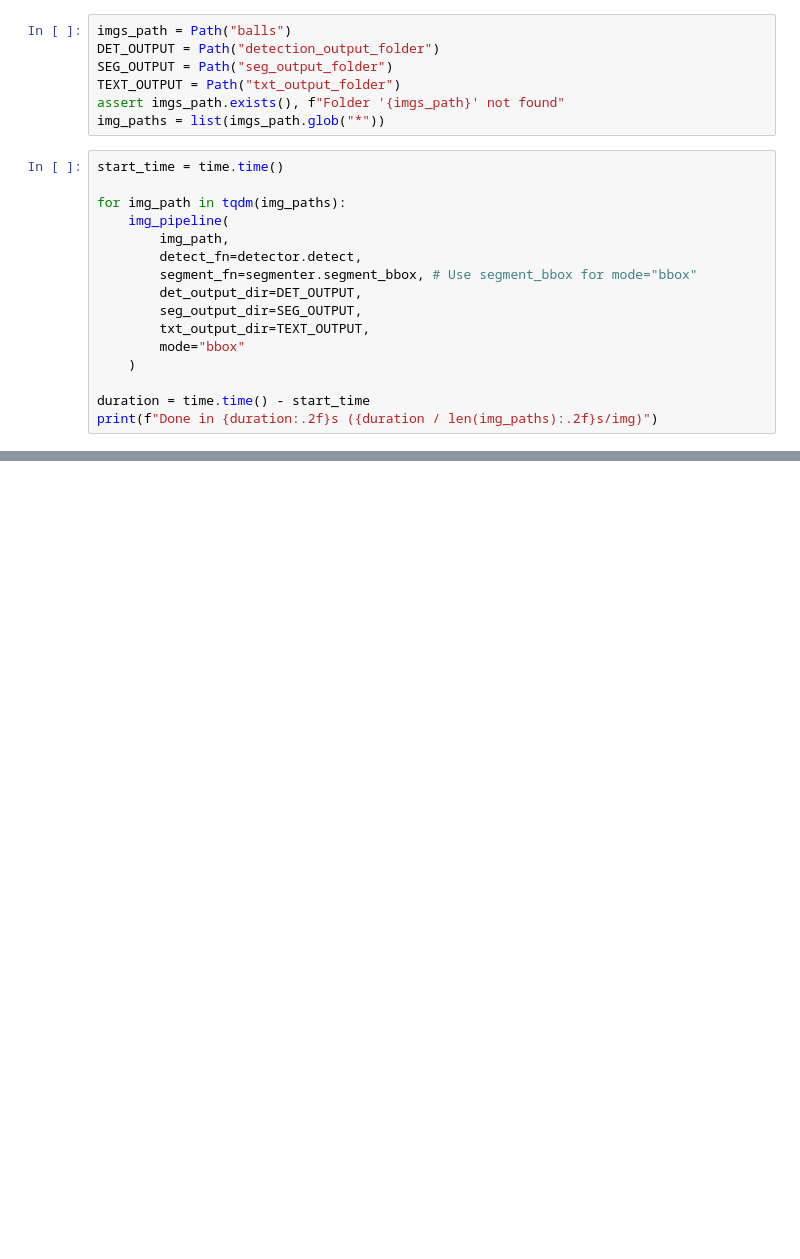
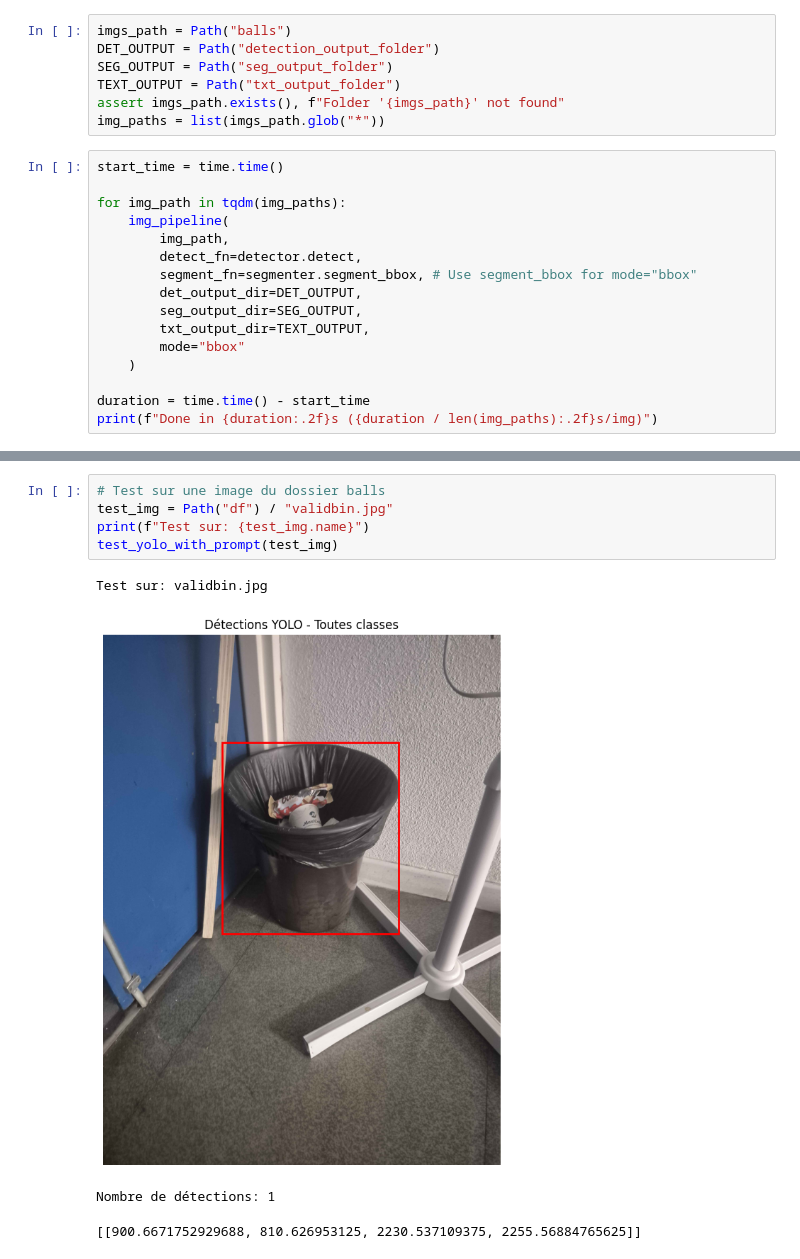
Before and after one commit to Antoine-MR/ball-segmentation, a Jupyter notebook: segmentation_pipeline.ipynb, the cells around one changed output, grey strips where cells are left out. Drawn from its saved outputs; the diff is of its cells as text; blank space fills up the shorter version.

```diff
--- a/segmentation_pipeline.ipynb
+++ b/segmentation_pipeline.ipynb
@@ -41,0 +114,10 @@ print(f"Done in {duration:.2f}s ({duration / len(img_paths):.2f}s/img)")
+# %%
+# Test sur une image du dossier balls
+test_img = Path("df") / "validbin.jpg"
+print(f"Test sur: {test_img.name}")
+test_yolo_with_prompt(test_img)
+# %% [output]
+Test sur: validbin.jpg
+[figure, added]
+Nombre de détections: 1
+[[900.6671752929688, 810.626953125, 2230.537109375, 2255.56884765625]]
```
Also changed, not shown: parts of 5 cells of this notebook, 7 other files.
